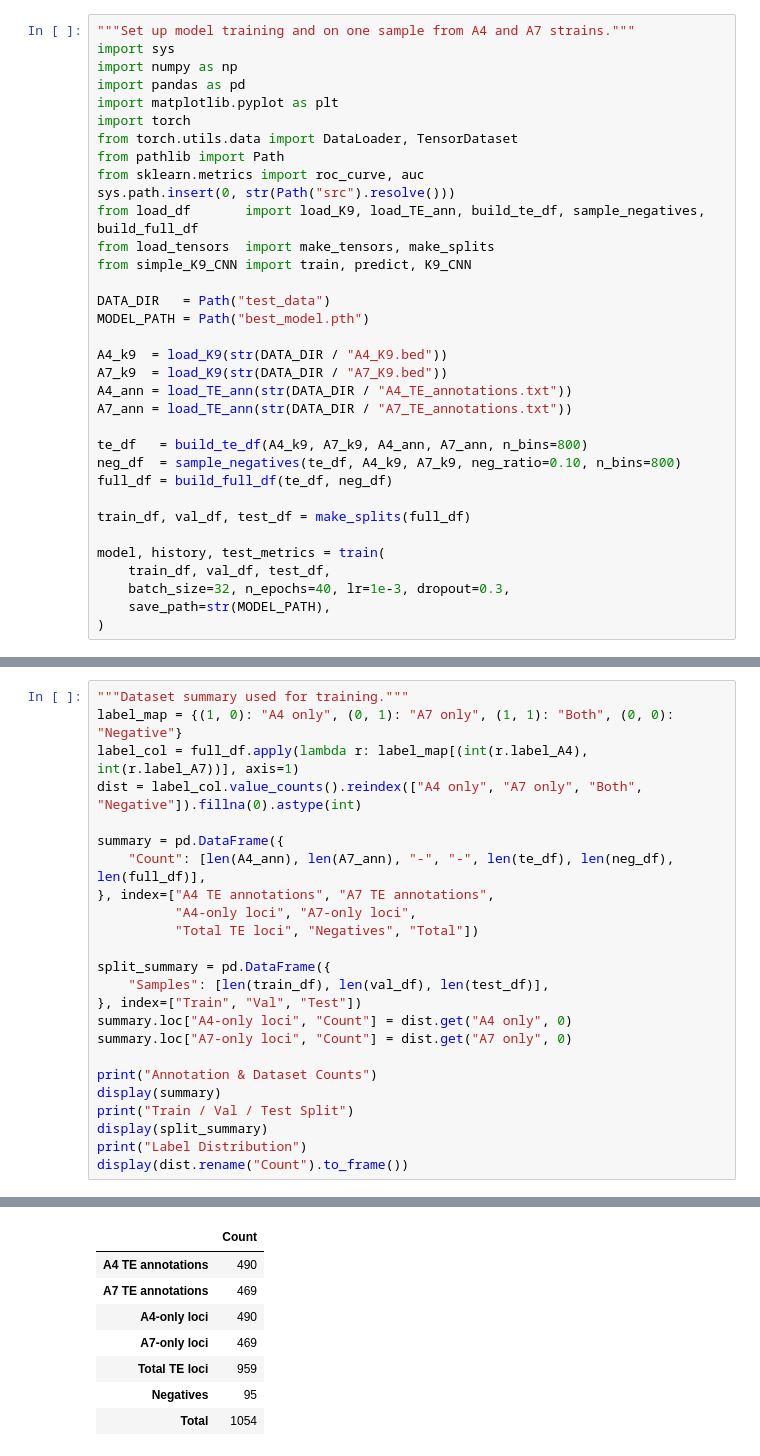
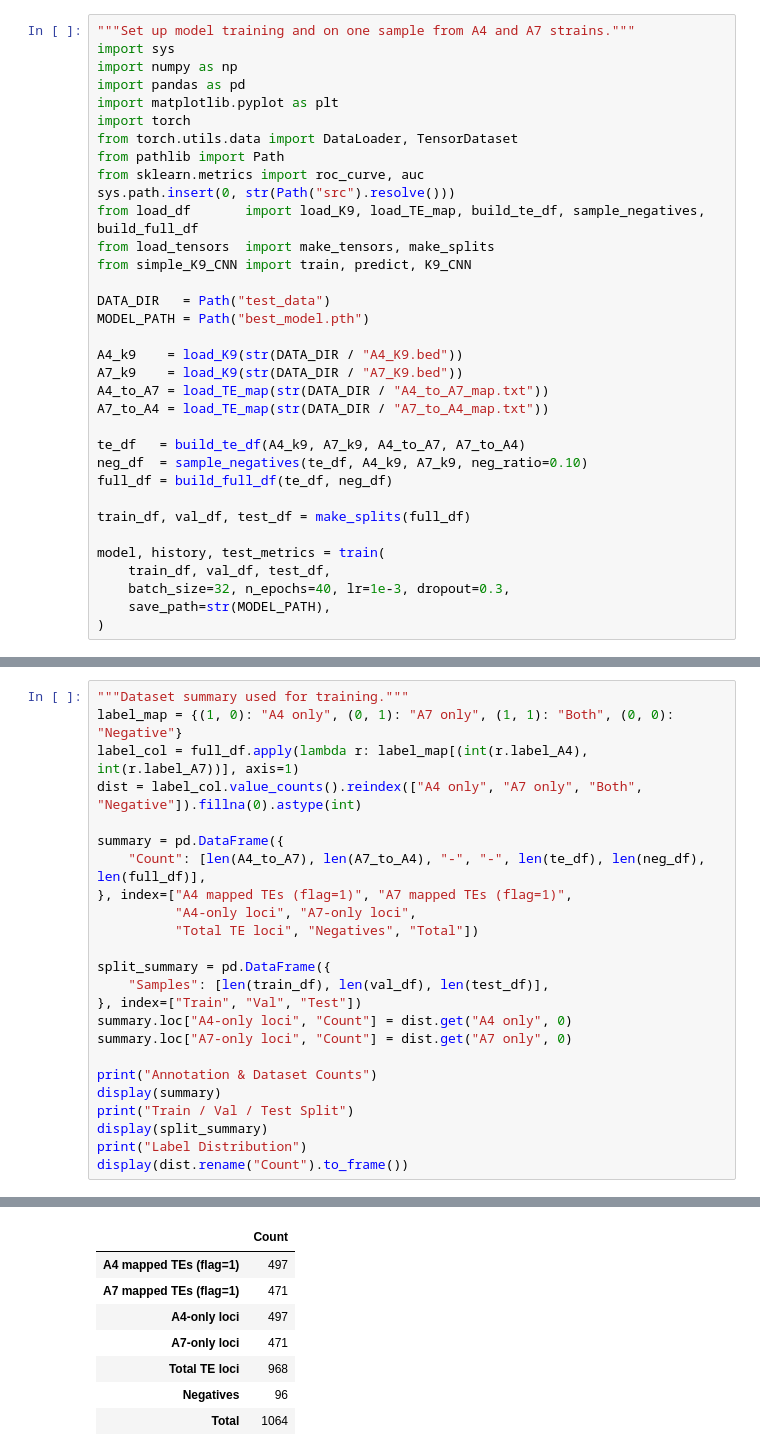
Before and after one commit to SrIub/K9_CNN, a Jupyter notebook: result_visualization.ipynb, the cells around one changed output, grey strips where cells are left out. Drawn from its saved outputs; the diff is of its cells as text.

```diff
--- a/result_visualization.ipynb
+++ b/result_visualization.ipynb
@@ -9,20 +9,20 @@ from torch.utils.data import DataLoader, TensorDataset
 from pathlib import Path
 from sklearn.metrics import roc_curve, auc
 sys.path.insert(0, str(Path("src").resolve()))
-from load_df       import load_K9, load_TE_ann, build_te_df, sample_negatives, build_full_df
+from load_df       import load_K9, load_TE_map, build_te_df, sample_negatives, build_full_df
 from load_tensors  import make_tensors, make_splits
 from simple_K9_CNN import train, predict, K9_CNN
 
 DATA_DIR   = Path("test_data")
 MODEL_PATH = Path("best_model.pth")
 
-A4_k9  = load_K9(str(DATA_DIR / "A4_K9.bed"))
-A7_k9  = load_K9(str(DATA_DIR / "A7_K9.bed"))
-A4_ann = load_TE_ann(str(DATA_DIR / "A4_TE_annotations.txt"))
-A7_ann = load_TE_ann(str(DATA_DIR / "A7_TE_annotations.txt"))
+A4_k9    = load_K9(str(DATA_DIR / "A4_K9.bed"))
+A7_k9    = load_K9(str(DATA_DIR / "A7_K9.bed"))
+A4_to_A7 = load_TE_map(str(DATA_DIR / "A4_to_A7_map.txt"))
+A7_to_A4 = load_TE_map(str(DATA_DIR / "A7_to_A4_map.txt"))
 
-te_df   = build_te_df(A4_k9, A7_k9, A4_ann, A7_ann, n_bins=800)
-neg_df  = sample_negatives(te_df, A4_k9, A7_k9, neg_ratio=0.10, n_bins=800)
+te_df   = build_te_df(A4_k9, A7_k9, A4_to_A7, A7_to_A4)
+neg_df  = sample_negatives(te_df, A4_k9, A7_k9, neg_ratio=0.10)
 full_df = build_full_df(te_df, neg_df)
 
 train_df, val_df, test_df = make_splits(full_df)
@@ -53,36 +53,36 @@ Test  auROC_A4=0.929  auROC_A7=0.940  bAcc_A4=0.840  bAcc_A7=0.808
 # %%
 """Dataset summary used for training."""
 label_map = {(1, 0): "A4 only", (0, 1): "A7 only", (1, 1): "Both", (0, 0): "Negative"}
 label_col = full_df.apply(lambda r: label_map[(int(r.label_A4), int(r.label_A7))], axis=1)
 dist = label_col.value_counts().reindex(["A4 only", "A7 only", "Both", "Negative"]).fillna(0).astype(int)
 
 summary = pd.DataFrame({
-    "Count": [len(A4_ann), len(A7_ann), "-", "-", len(te_df), len(neg_df), len(full_df)],
-}, index=["A4 TE annotations", "A7 TE annotations",
+    "Count": [len(A4_to_A7), len(A7_to_A4), "-", "-", len(te_df), len(neg_df), len(full_df)],
+}, index=["A4 mapped TEs (flag=1)", "A7 mapped TEs (flag=1)",
           "A4-only loci", "A7-only loci",
           "Total TE loci", "Negatives", "Total"])
 
 split_summary = pd.DataFrame({
     "Samples": [len(train_df), len(val_df), len(test_df)],
 }, index=["Train", "Val", "Test"])
 summary.loc["A4-only loci", "Count"] = dist.get("A4 only", 0)
 summary.loc["A7-only loci", "Count"] = dist.get("A7 only", 0)
 
 print("Annotation & Dataset Counts")
 display(summary)
 print("Train / Val / Test Split")
 display(split_summary)
 print("Label Distribution")
 display(dist.rename("Count").to_frame())
 # %% [output]
 Annotation & Dataset Counts
 |  | Count |
-| A4 TE annotations | 490 |
-| A7 TE annotations | 469 |
-| A4-only loci | 490 |
-| A7-only loci | 469 |
-| Total TE loci | 959 |
-| Negatives | 95 |
-| Total | 1054 |
+| A4 mapped TEs (flag=1) | 497 |
+| A7 mapped TEs (flag=1) | 471 |
+| A4-only loci | 497 |
+| A7-only loci | 471 |
+| Total TE loci | 968 |
+| Negatives | 96 |
+| Total | 1064 |
 Train / Val / Test Split
 |  | Samples |
```
Also changed, not shown: parts of 5 cells of this notebook, 3 other files.
